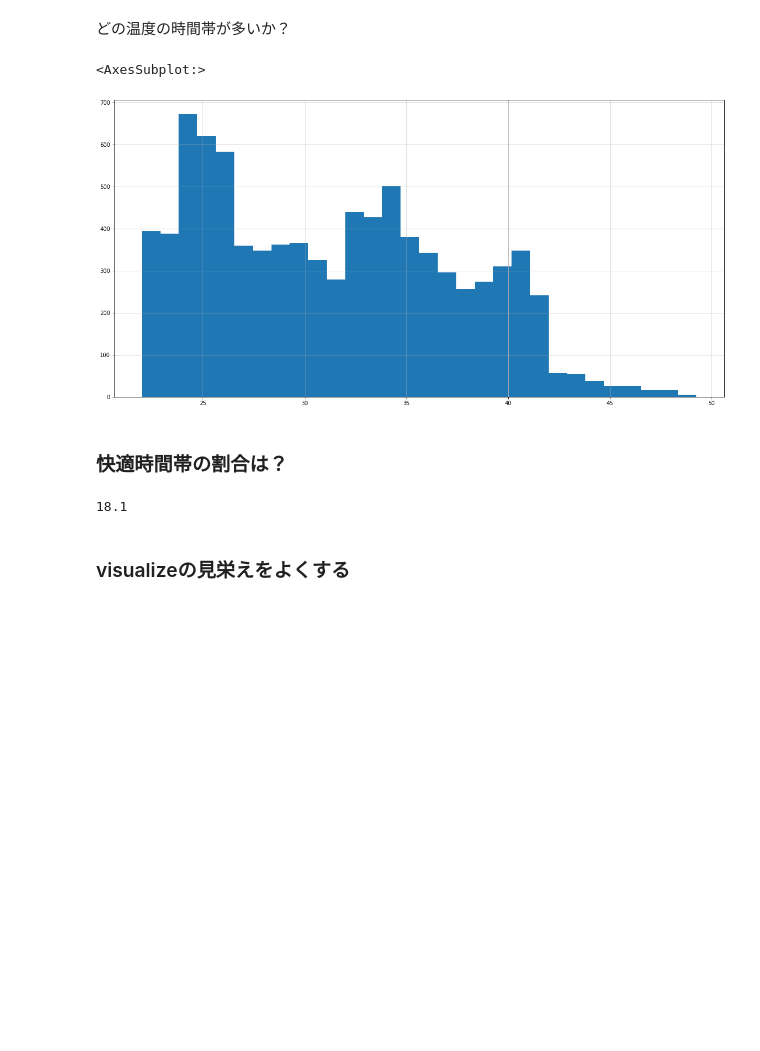
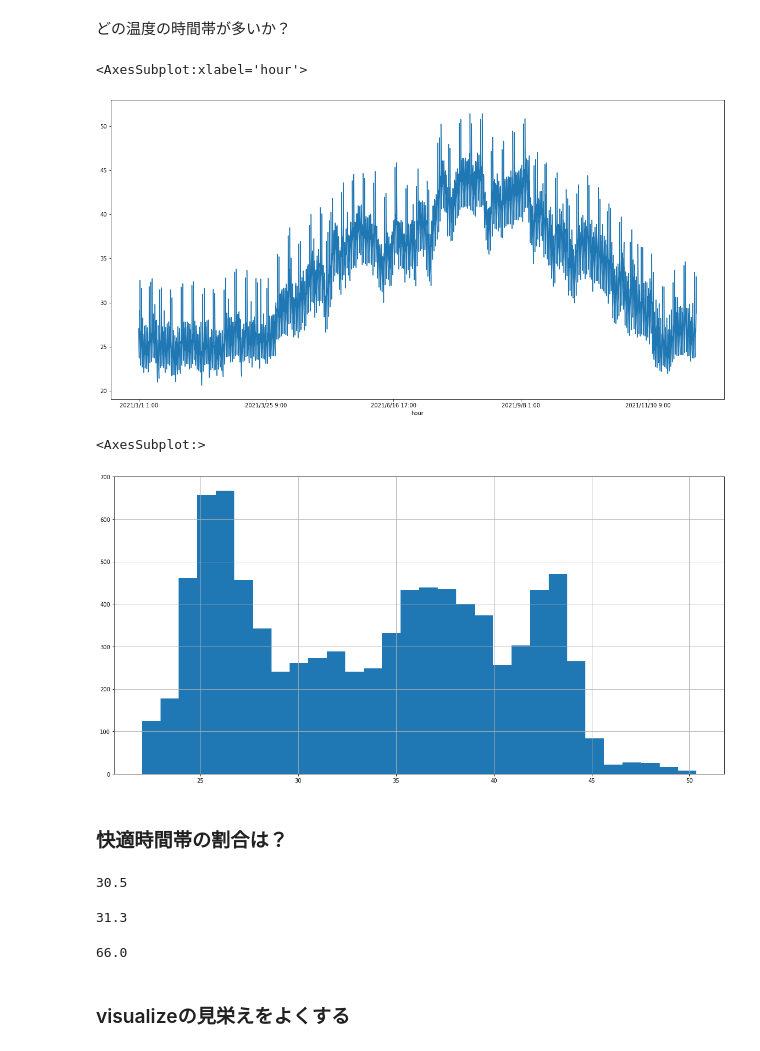
Before and after one commit to katsuya0719/therb-notebook, a Jupyter notebook: 時系列データ分析.ipynb, the cells around one changed output. Drawn from its saved outputs; the diff is of its cells as text; code cells hidden in the pictures; blank space fills up the shorter version.

```diff
--- a/時系列データ分析.ipynb
+++ b/時系列データ分析.ipynb
@@ -54,10 +92,15 @@ df['roomT'].plot.line(figsize=(20,10))
 # %% [markdown]
 どの温度の時間帯が多いか？
+# %%
+df_room2['roomT'].plot.line(figsize=(20,10))
+# %% [output]
+<AxesSubplot:xlabel='hour'>
+[figure, added]
 # %%
-df['roomT'].hist(figsize=(20,10),bins=30)
+df_room1['roomT'].hist(figsize=(20,10),bins=30)
 # %% [output]
 <AxesSubplot:>
-[figure, old version]
+[figure, new version]
 # %% [markdown]
 ### 快適時間帯の割合は？
 # %%
@@ -67,8 +110,16 @@ def calcPercentage(data,min,max):
     percentage = len(satisfied)/len(data)*100
     return round(percentage,1)
 # %%
-calcPercentage(df['roomT'],25,28)
+calcPercentage(df_room1['roomT'],20,28)
 # %% [output]
-18.1
+30.5
+# %%
+calcPercentage(df_room2['roomT'],20,28)
+# %% [output]
+31.3
+# %%
+calcPercentage(df_room3['roomT'],20,28)
+# %% [output]
+66.0
 # %% [markdown]
 ### visualizeの見栄えをよくする
```
Also changed, not shown: parts of 8 cells of this notebook, 1 other file.
